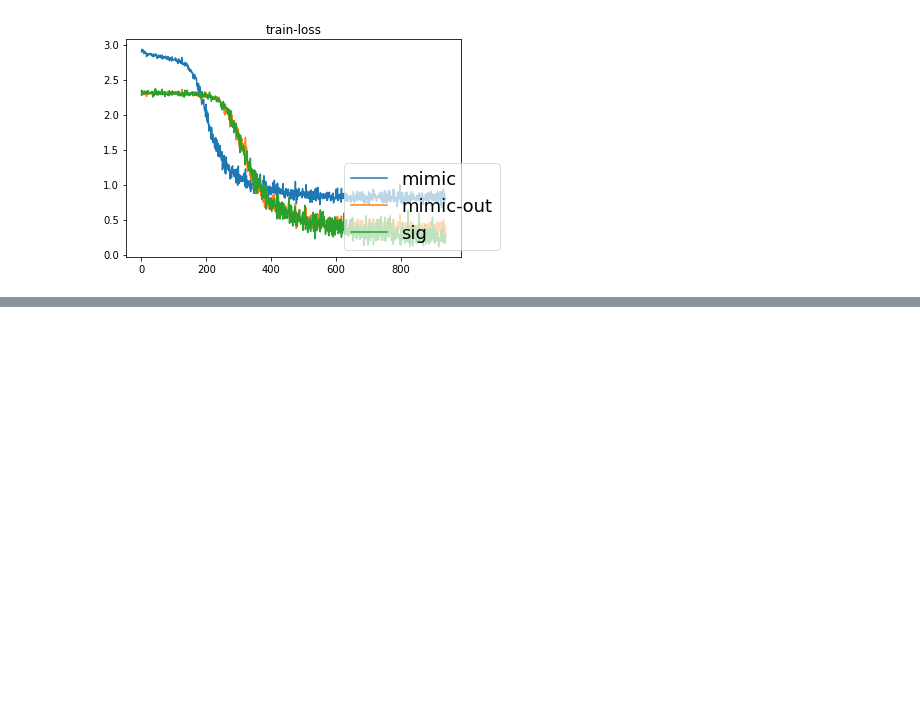
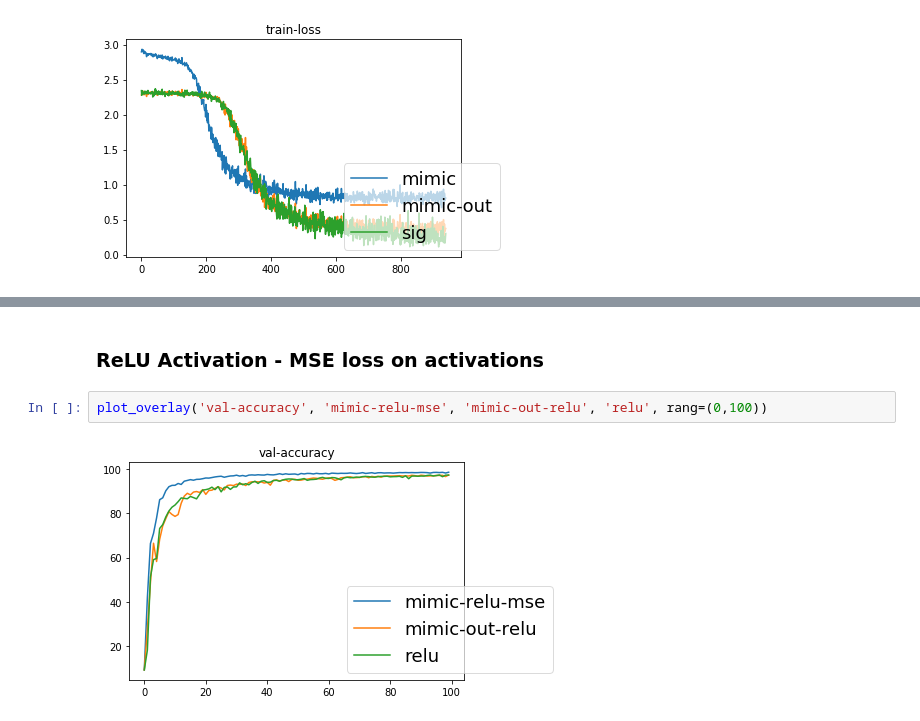
Before and after one commit to IsaacRe/sanity-check-mnist, a Jupyter notebook: Visualize.ipynb, the cells around one changed output, grey strips where cells are left out. Cells and saved outputs as stored; diff of their text form; blank space fills up the shorter version.

```diff
--- a/Visualize.ipynb
+++ b/Visualize.ipynb
@@ -55,0 +66,6 @@ plot_overlay('train-loss', 'mimic', 'mimic-out', 'sig')
+# %% [markdown]
+### ReLU Activation - MSE loss on activations
+# %%
+plot_overlay('val-accuracy', 'mimic-relu-mse', 'mimic-out-relu', 'relu', rang=(0,100))
+# %% [output]
+[figure, added]
```
Also changed, not shown: parts of 5 cells of this notebook, 1 other file.
